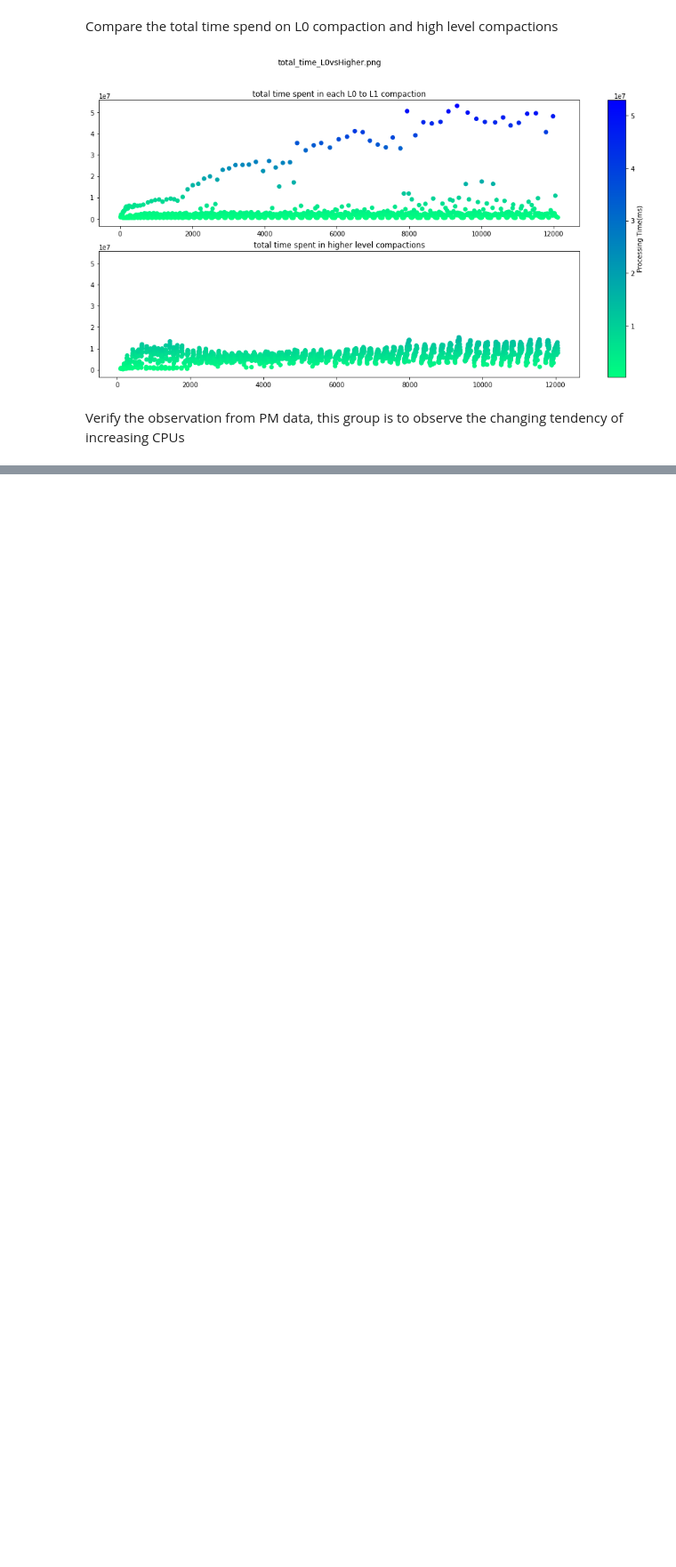
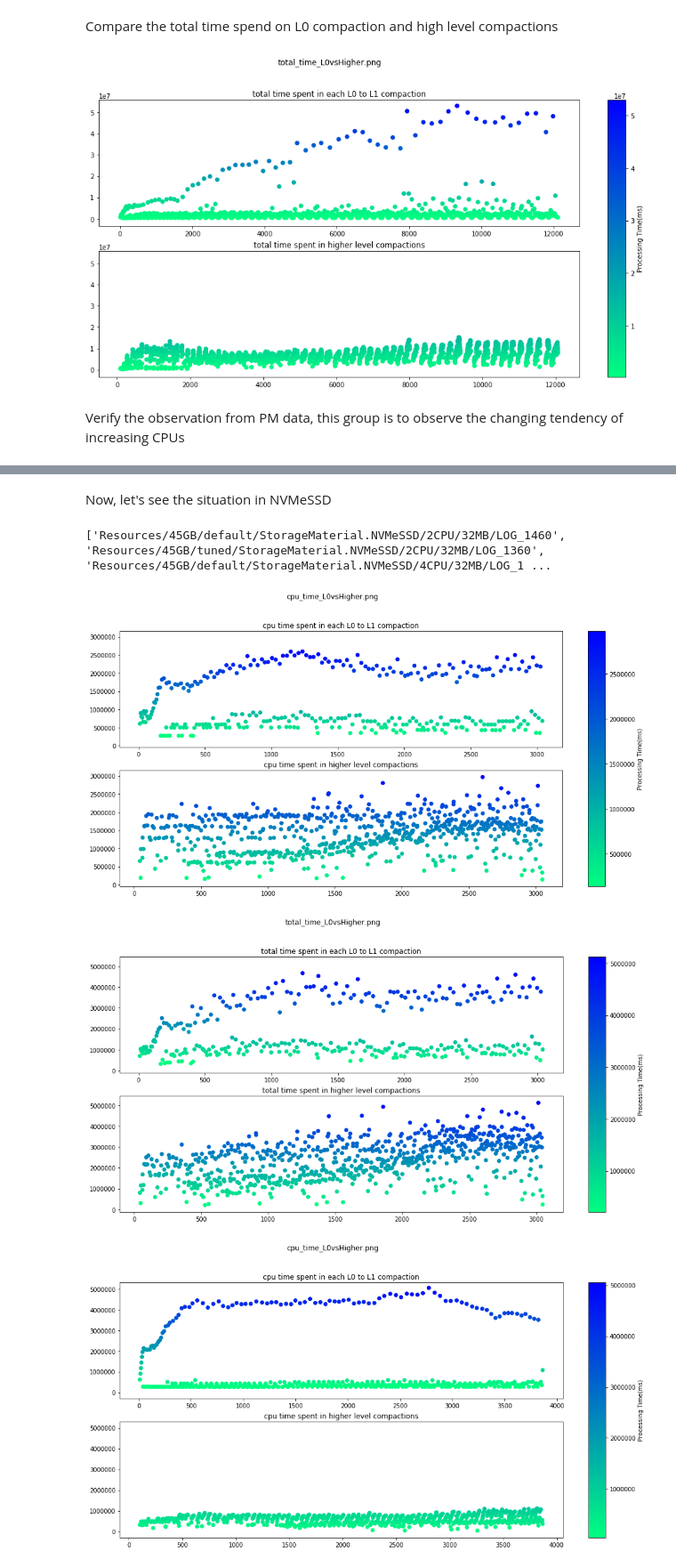
Before and after one commit to supermt/MotivationPlotter, a Jupyter notebook: plot.ipynb, the cells around one changed output, grey strips where cells are left out. Shown at 89% size. Saved outputs shown, nothing was run; the diff lists cells and outputs as text; code cells hidden in the pictures; blank space fills up the shorter version.

Commit message:
Considering the NVMeSSD situation.

```diff
--- a/plot.ipynb
+++ b/plot.ipynb
@@ -280,0 +266,33 @@ for log_file in log_files:
+# %% [markdown]
+Now, let's see the situation in NVMeSSD
+# %%
+# materials = ['NVMeSSD','SATASSD','PM']
+materials = ['NVMeSSD']
+cpu_count_array = [2,4,8]
+memtable_size_array = [32]
+l0configs=['default','tuned']
+
+log_files = []
+
+for material in materials:
+    for cpu_count in cpu_count_array:
+        for memtable_size in memtable_size_array:
+            for l0config in l0configs:
+                log_dir = log_file_path(memtable_size,cpu_count,
+                                      "StorageMaterial."+material,l0_optimized=l0config,workload_size="45")
+                log_files.append(find_log_file(log_dir))
+
+print(log_files)
+# %% [output]
+['Resources/45GB/default/StorageMaterial.NVMeSSD/2CPU/32MB/LOG_1460', 'Resources/45GB/tuned/StorageMaterial.NVMeSSD/2CPU/32MB/LOG_1360', 'Resources/45GB/default/StorageMaterial.NVMeSSD/4CPU/32MB/LOG_1 ...
+# %%
+for log_file in log_files:
+    current_job_dict, current_event_dict = handle_single_file(log_file)
+    figure_prefix = log_file.replace("/","+")
+    cpu_time_plot_single_file(str(figure_prefix),current_job_dict,current_event_dict)
+    total_time_plot_single_file(str(figure_prefix),current_job_dict,current_event_dict)
+    # print(log_file)
+# %% [output]
+[figure, added]
+[figure, added]
+[figure, added]
```
Also changed, not shown: parts of 3 cells of this notebook, 1 other file.
